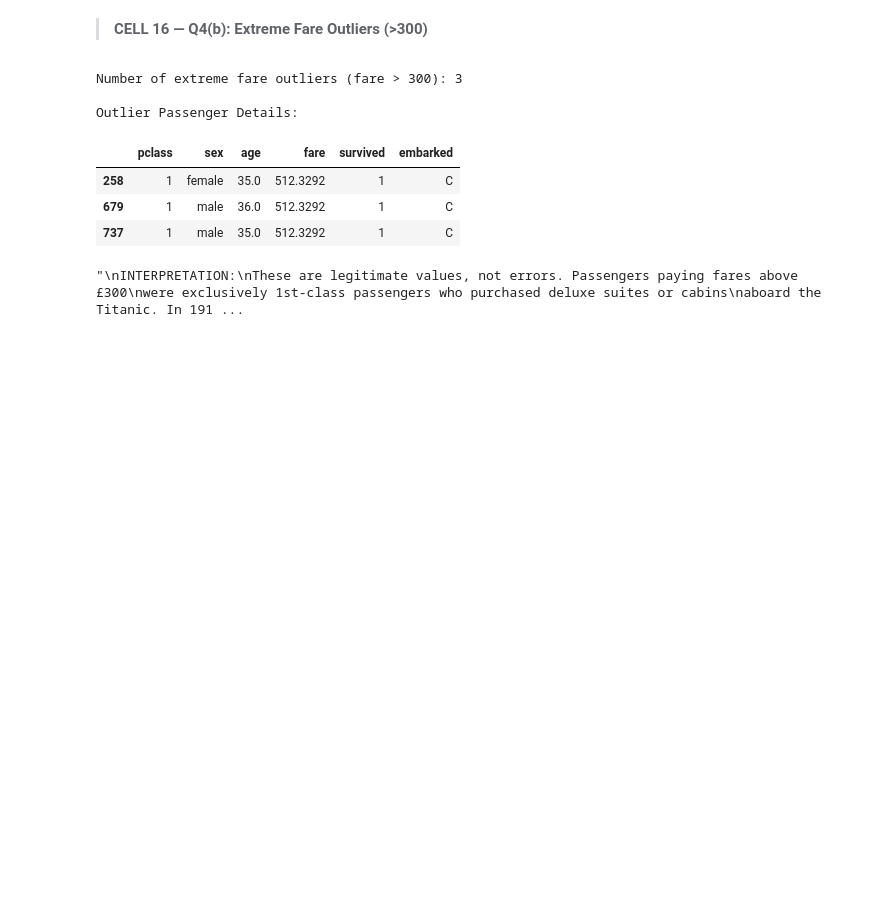
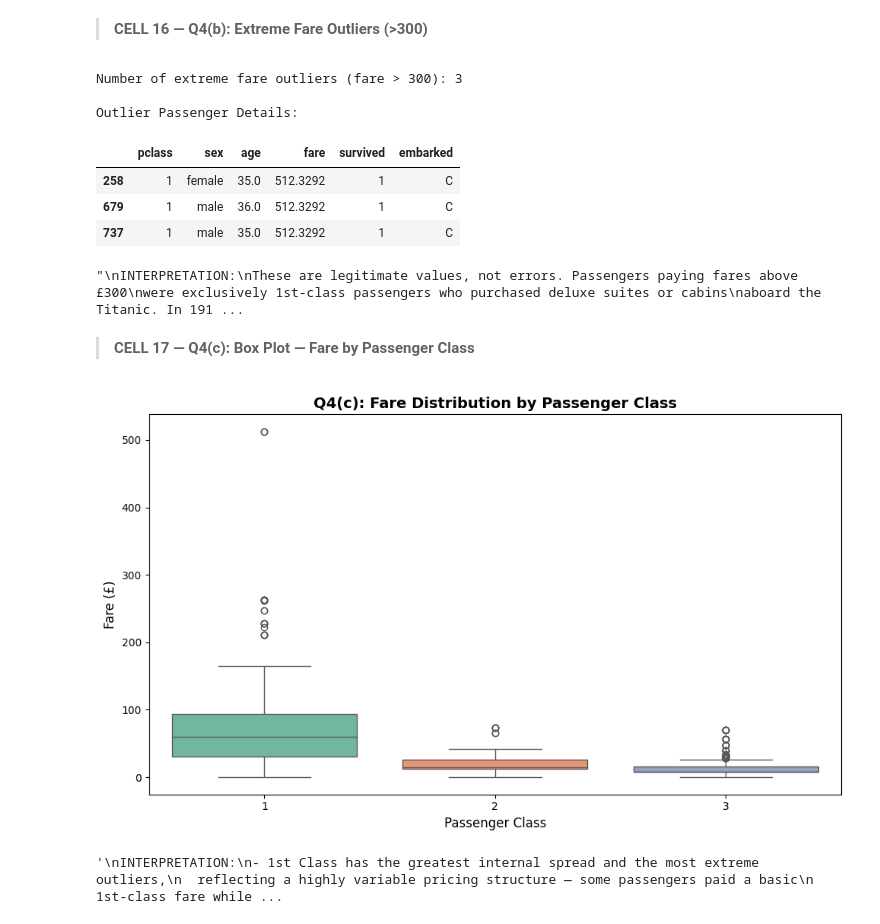
Before and after one commit to MuhammadAhmad1078/Titanic-Dataset-Exploratory-Analysis, a Jupyter notebook: 22F-8814-A2-Dataviz.ipynb, the cells around one changed output. Cells and saved outputs as stored; diff of their text form; code cells hidden in the pictures; blank space fills up the shorter version.

Commit message:
feat:Box Plot Fare by passenger Class

```diff
--- a/22F-8814-A2-Dataviz.ipynb
+++ b/22F-8814-A2-Dataviz.ipynb
@@ -460,3 +460,30 @@ Outlier Passenger Details:
 | 679 | 1 | male | 36.0 | 512.3292 | 1 | C |
 | 737 | 1 | male | 35.0 | 512.3292 | 1 | C |
 "\nINTERPRETATION:\nThese are legitimate values, not errors. Passengers paying fares above £300\nwere exclusively 1st-class passengers who purchased deluxe suites or cabins\naboard the Titanic. In 191 ...
+# %% [markdown]
+> **CELL 17 — Q4(c): Box Plot — Fare by Passenger Class**
+# %%
+fig, ax = plt.subplots(figsize=(10, 6))
+
+sns.boxplot(data=df, x='pclass', y='fare', palette='Set2', ax=ax)
+
+ax.set_title('Q4(c): Fare Distribution by Passenger Class', fontsize=14, fontweight='bold')
+ax.set_xlabel('Passenger Class', fontsize=12)
+ax.set_ylabel('Fare (£)', fontsize=12)
+
+plt.tight_layout()
+plt.show()
+
+"""
+INTERPRETATION:
+- 1st Class has the greatest internal spread and the most extreme outliers,
+  reflecting a highly variable pricing structure — some passengers paid a basic
+  1st-class fare while others paid for luxury suites, creating enormous variance.
+- 2nd Class shows moderate, tightly clustered fares with few outliers, suggesting
+  more standardised mid-tier pricing.
+- 3rd Class has the lowest fares overall and very little spread, indicating a
+  fixed economy fare structure with minimal variation.
+"""
+# %% [output]
+[figure, added]
+'\nINTERPRETATION:\n- 1st Class has the greatest internal spread and the most extreme outliers,\n  reflecting a highly variable pricing structure — some passengers paid a basic\n  1st-class fare while ...
```
